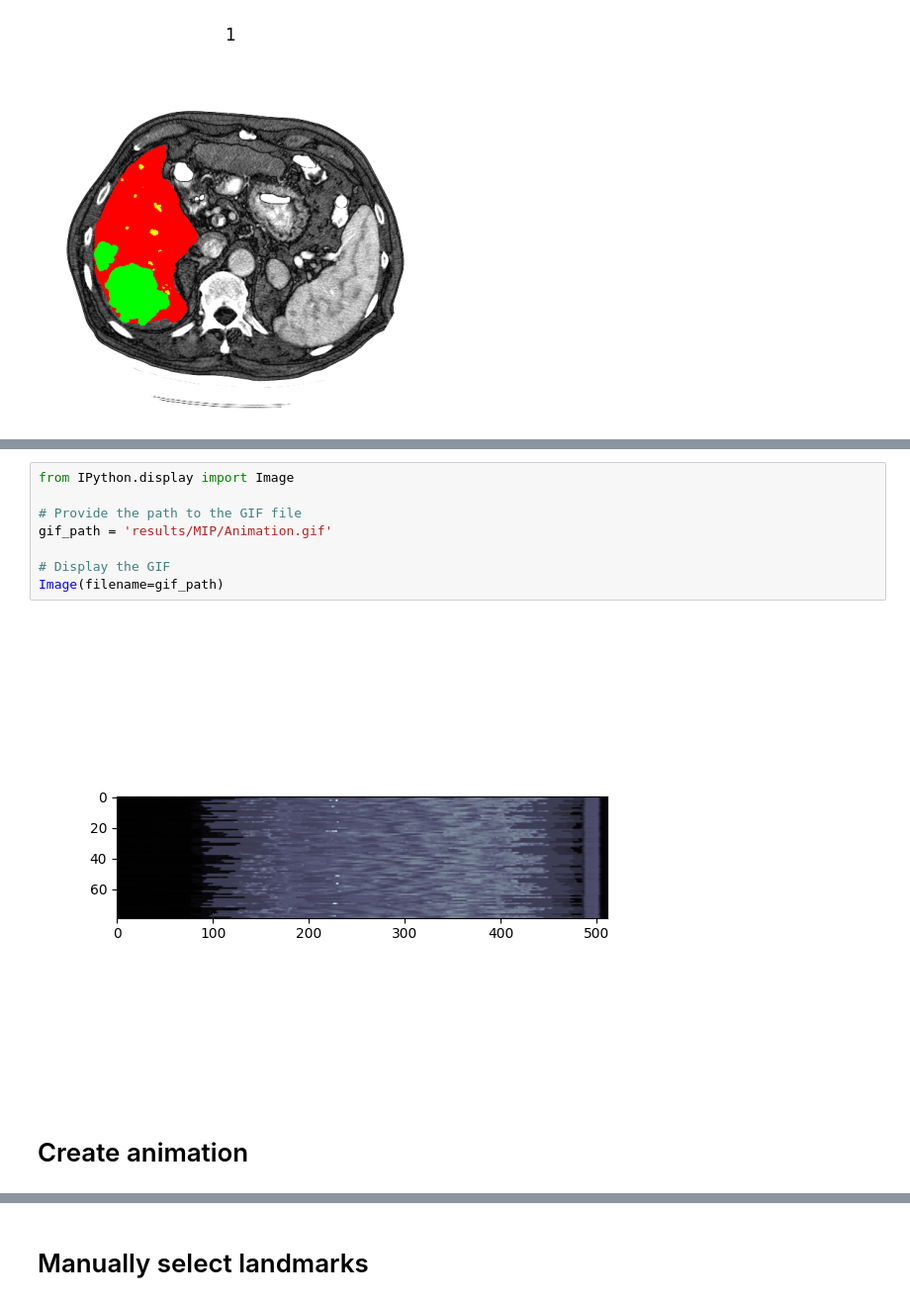
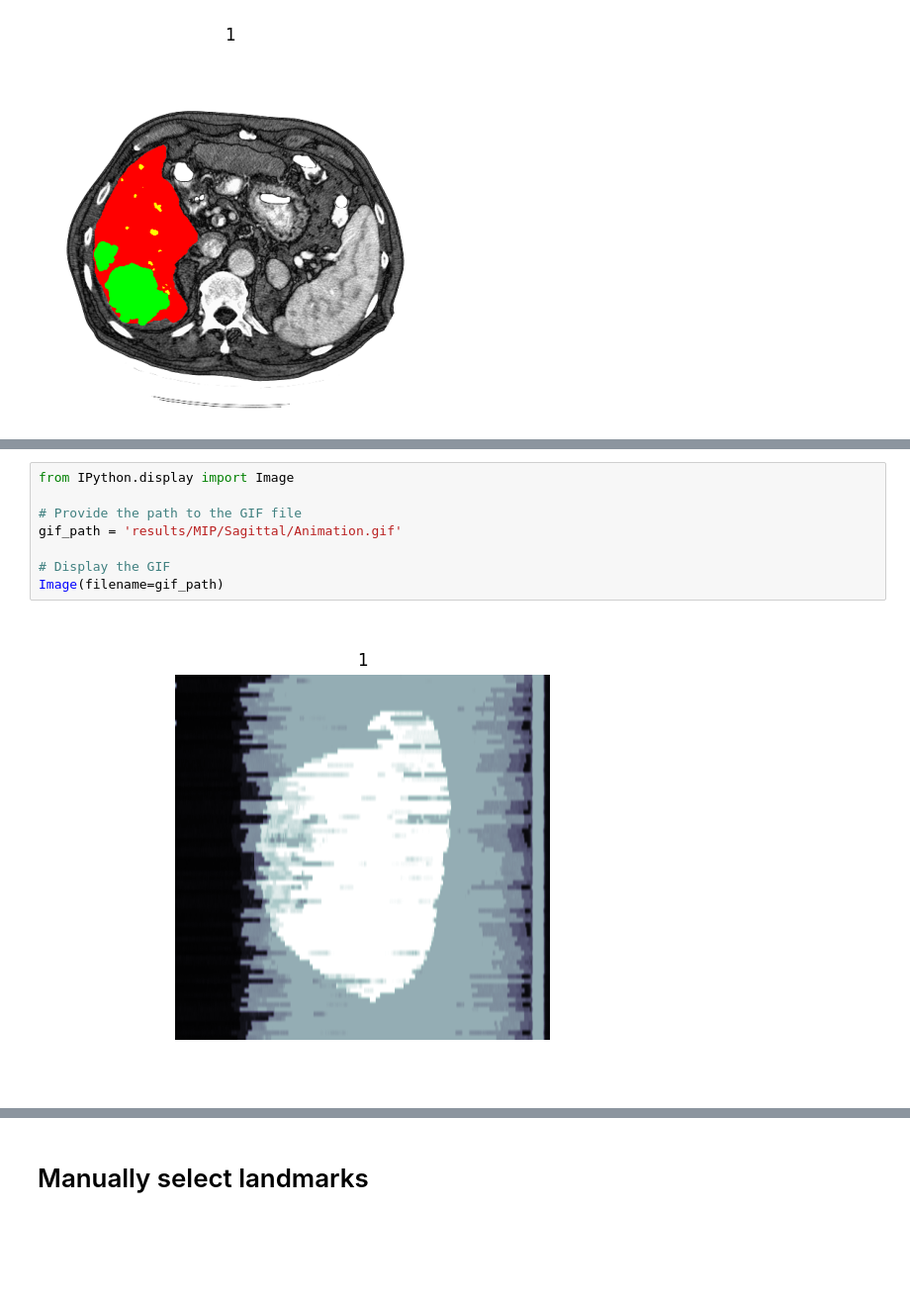
Before and after one commit to claredavies/MedicalImaging, a Jupyter notebook: MedicalImagingProject.ipynb, the cells around one changed output, grey strips where cells are left out. Shown at 99% size. Saved outputs shown, nothing was run; the diff lists cells and outputs as text; blank space fills up the shorter version.

```diff
--- a/MedicalImagingProject.ipynb
+++ b/MedicalImagingProject.ipynb
@@ -684,12 +590,10 @@ if __name__ == "__main__":
 # %%
 from IPython.display import Image
 
 # Provide the path to the GIF file
-gif_path = 'results/MIP/Animation.gif'
+gif_path = 'results/MIP/Sagittal/Animation.gif'
 
 # Display the GIF
 Image(filename=gif_path)
 # %% [output]
-[figure, old version]
+[figure, new version]
-# %% [markdown]
-# Create animation
```
Also changed, not shown: parts of 34 cells of this notebook.
